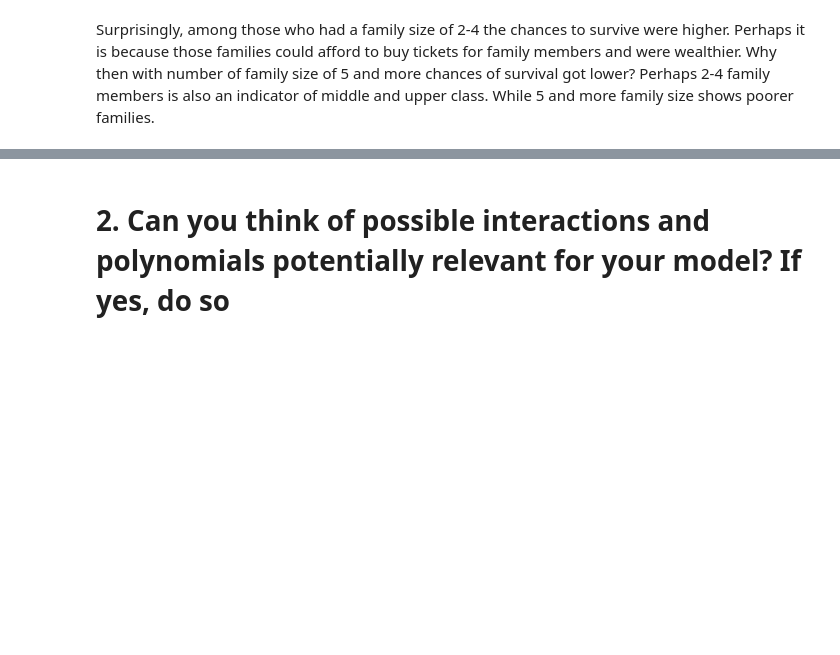
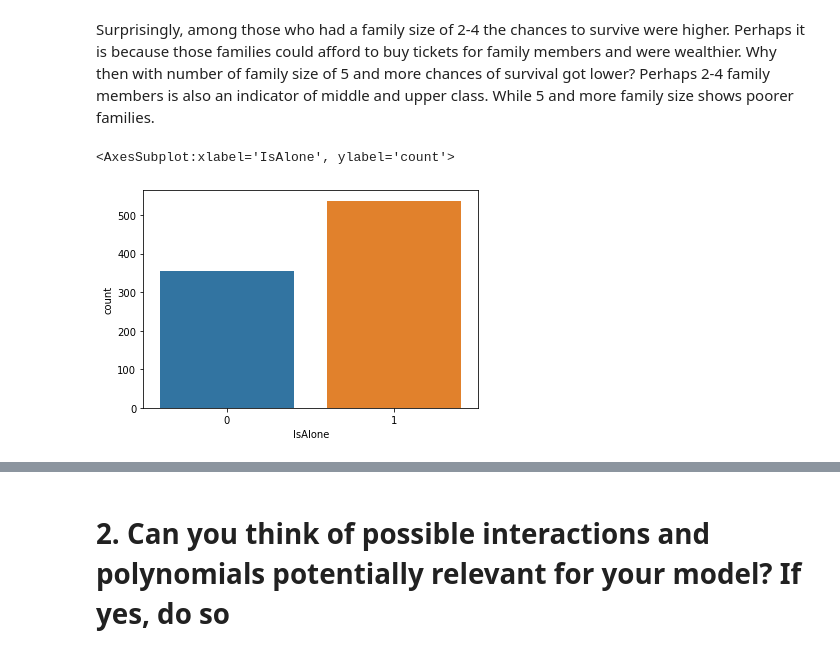
Before and after one commit to pilipentseva/nlp_assignment1, a Jupyter notebook: Assignment 1.ipynb, the cells around one changed output, grey strips where cells are left out. Saved outputs shown, nothing was run; the diff lists cells and outputs as text; code cells hidden in the pictures; blank space fills up the shorter version.

```diff
--- a/Assignment 1.ipynb
+++ b/Assignment 1.ipynb
@@ -153,3 +153,15 @@ train[['FamilySize', 'Survived']].groupby(['FamilySize'], as_index=False).mean()
 | 8 | 11 | 0.000000 |
 # %% [markdown]
 Surprisingly, among those who had a family size of 2-4 the chances to survive were higher. Perhaps it is because those families could afford to buy tickets for family members and were wealthier. Why then with number of family size of 5 and more chances of survival got lower? Perhaps 2-4 family members is also an indicator of middle and upper class. While 5 and more family size shows poorer families.
+# %%
+#Now let's create IsAlone variable if person was on Titanic without family members
+train['IsAlone'] = 0
+train.loc[train['FamilySize'] == 1, 'IsAlone'] = 1
+test['IsAlone'] = 0 #same for test
+test.loc[train['FamilySize'] == 1, 'IsAlone'] = 1
+# %%
+#Let's look at countplot
+sns.countplot(x = 'IsAlone', data = train)
+# %% [output]
+<AxesSubplot:xlabel='IsAlone', ylabel='count'>
+[figure, added]
```
Also changed, not shown: parts of 8 cells of this notebook.
